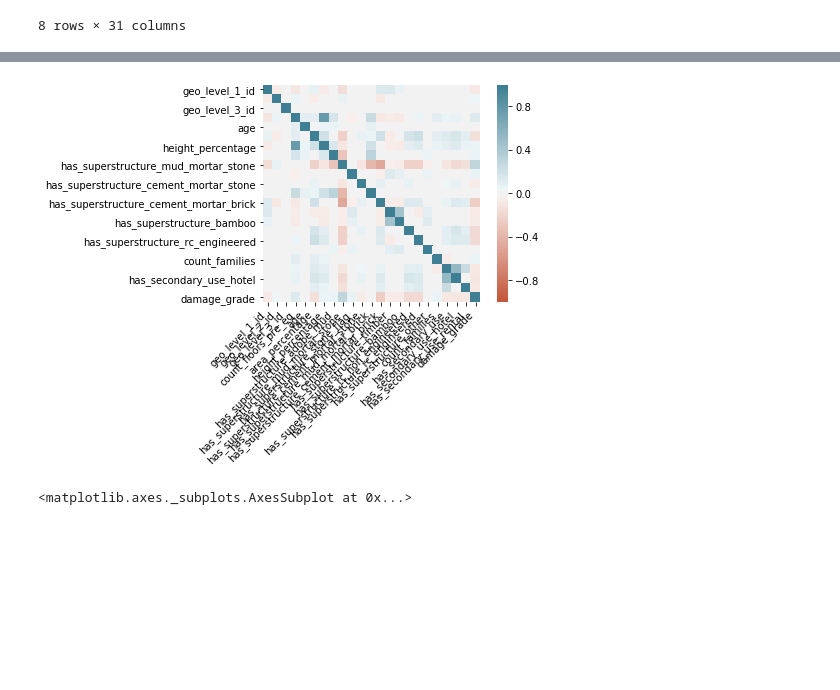
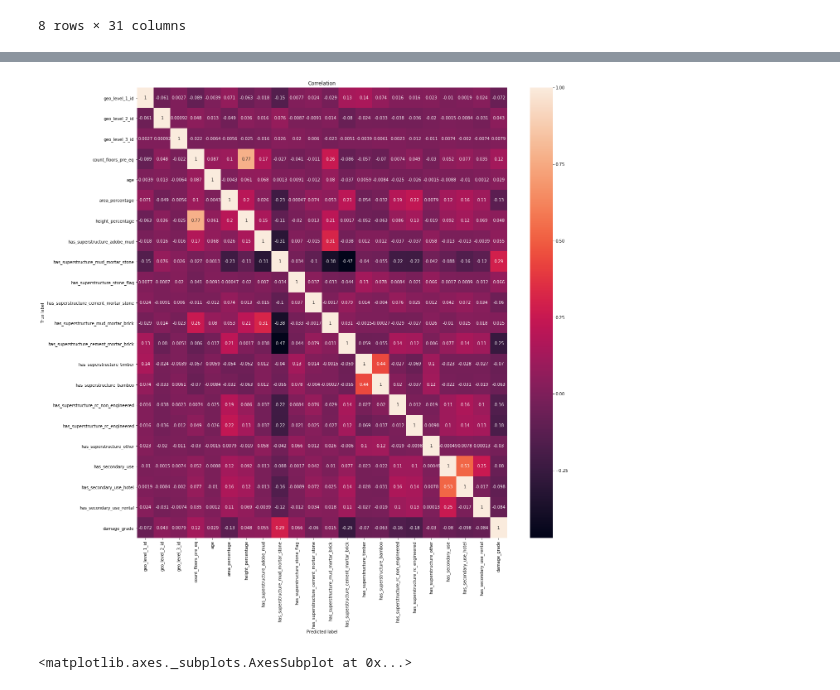
Before and after one commit to nicolasfara/di-project, a Jupyter notebook: earthquake-damage-prediction.ipynb, the cells around one changed output, grey strips where cells are left out. Cells and saved outputs as stored; diff of their text form; code cells hidden in the pictures; blank space fills up the shorter version.

```diff
--- a/earthquake-damage-prediction.ipynb
+++ b/earthquake-damage-prediction.ipynb
@@ -117,18 +112,13 @@ train.drop(['has_secondary_use_industry', 'has_secondary_use_health_post',
-# %%
-corr = train.corr()
-ax = sns.heatmap(
-    corr,
-    vmin=-1, vmax=1, center=0,
-    cmap=sns.diverging_palette(20, 220, n=200),
-    square=True
-)
-ax.set_xticklabels(
-    ax.get_xticklabels(),
-    rotation=45,
-    horizontalalignment='right'
-);
-# %% [output]
-[figure, removed]
+# %%
+corr = train.corr()
+plt.figure(figsize=(20,20))
+sns.heatmap(corr, annot=True)
+plt.title('Correlation')
+plt.ylabel('True label')
+plt.xlabel('Predicted label')
+plt.show()
+# %% [output]
+[figure, added]
 # %%
 train.damage_grade.hist()
 # %% [output]
```
Also changed, not shown: parts of 20 cells of this notebook, 1 other file.
